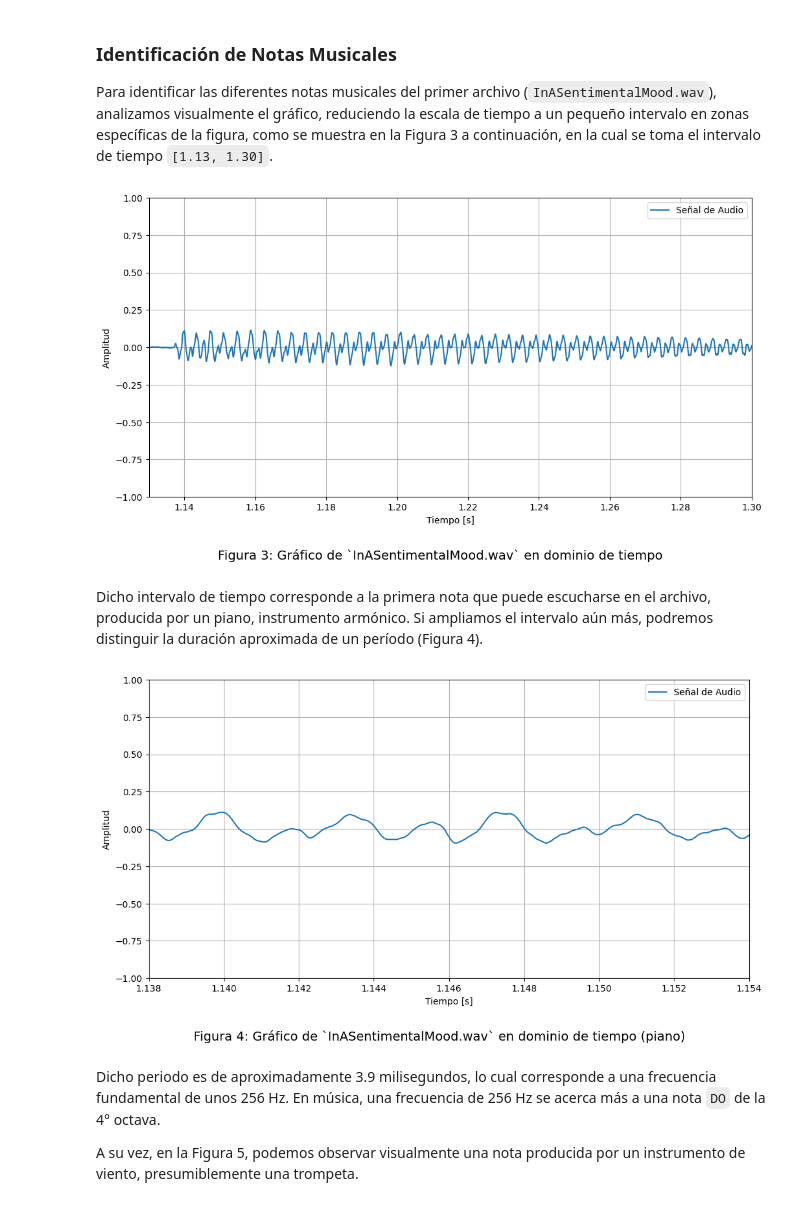
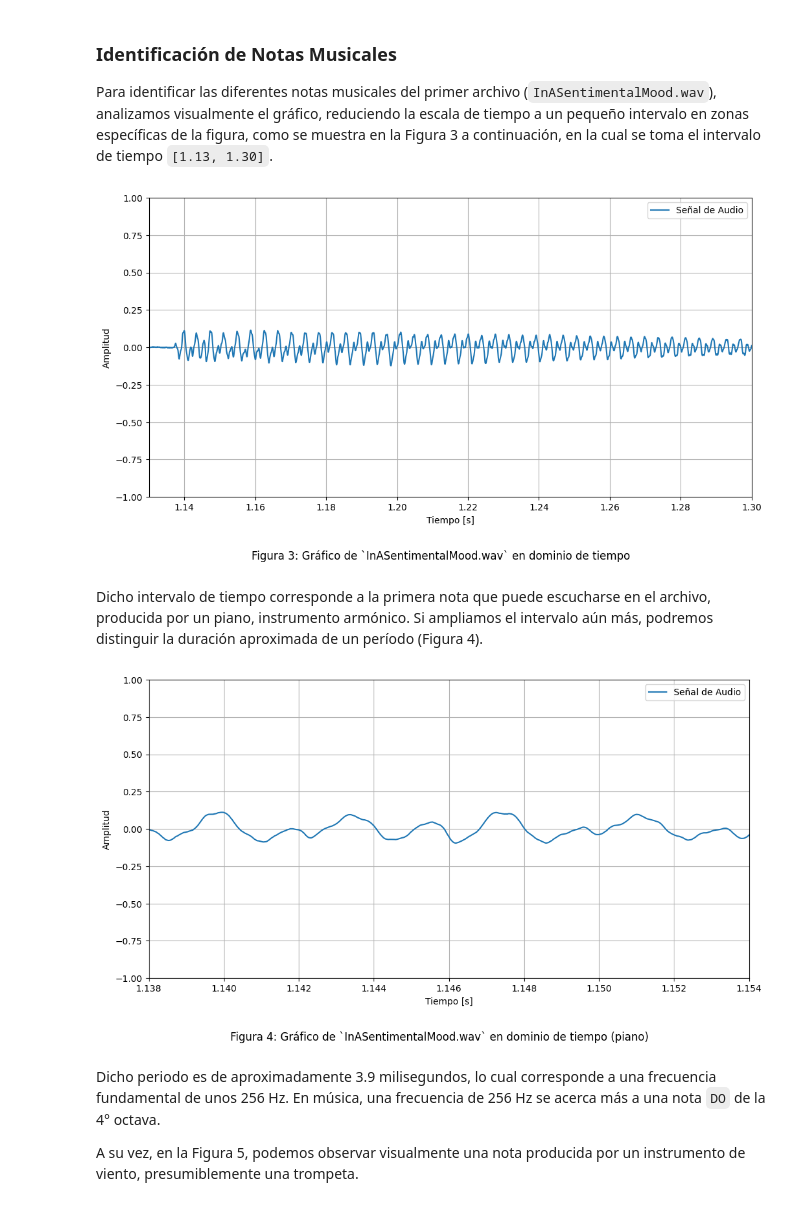
Before and after one commit to mjkloeckner/TB065, a Jupyter notebook: primera_parte/tpe_primera_parte.ipynb, the cells around one changed output. Cells and saved outputs as stored; diff of their text form; code cells hidden in the pictures.

```diff
--- a/primera_parte/tpe_primera_parte.ipynb
+++ b/primera_parte/tpe_primera_parte.ipynb
@@ -52,7 +52,7 @@ def graph_data(x, y, title, figure_number=0, t=0, dt=0):
   figure = plt.figure(num=title, figsize=(12, 6))
   figure_caption = 'Figura ' + str(figure_number) + ': ' + title
 
-  figure.text(.5, -0.05, figure_caption, ha='center', fontsize=14)
+  figure.text(.5, -0.05, figure_caption, ha='center', fontsize=12)
   plt.plot(x, y, label='Señal de Audio')
   plt.xlabel('Tiempo [s]')
   plt.ylabel('Amplitud')
@@ -109,14 +108,14 @@ el intervalo de tiempo `[1.13, 1.30]`.
 # %%
 t = 1.13
 dt = 0.17
 
 time = np.arange(len(file1_data)) / file1_sample_rate
 data = file1_data / np.iinfo(file1_data.dtype).max
-figure_title = 'Gráfico de `' + str(file1_name) + '` en dominio de tiempo'
+title = 'Gráfico de `' + str(file1_name) + '` en dominio de tiempo'
 
-graph_data(time, data, figure_title, 3, t, dt)
+graph_data(time, data, title, 3, t, dt)
 # %% [output]
-[figure, old version]
+[figure, new version]
 # %% [markdown]
 Dicho intervalo de tiempo corresponde a la primera nota que puede escucharse en el archivo, producida por un piano, instrumento armónico. Si ampliamos el intervalo aún más, podremos distinguir la duración aproximada de un período (Figura 4).
 # %%
@@ -125,11 +124,11 @@ dt = 0.016
 
 time = np.arange(len(file1_data)) / file1_sample_rate
 data = file1_data / np.iinfo(file1_data.dtype).max
-figure_title = 'Gráfico de `' + str(file1_name) + '` en dominio de tiempo (piano)'
+title = 'Gráfico de `' + str(file1_name) + '` en dominio de tiempo (piano)'
 
-graph_data(time, data, figure_title, 4, t, dt)
+graph_data(time, data, title, 4, t, dt)
 # %% [output]
-[figure, old version]
+[figure, new version]
 # %% [markdown]
 Dicho periodo es de aproximadamente 3.9 milisegundos, lo cual corresponde a una frecuencia fundamental de unos 256 Hz. En música, una frecuencia de 256 Hz se acerca más a una nota `DO` de la 4° octava.
 
```
Also changed, not shown: parts of 10 cells of this notebook.
